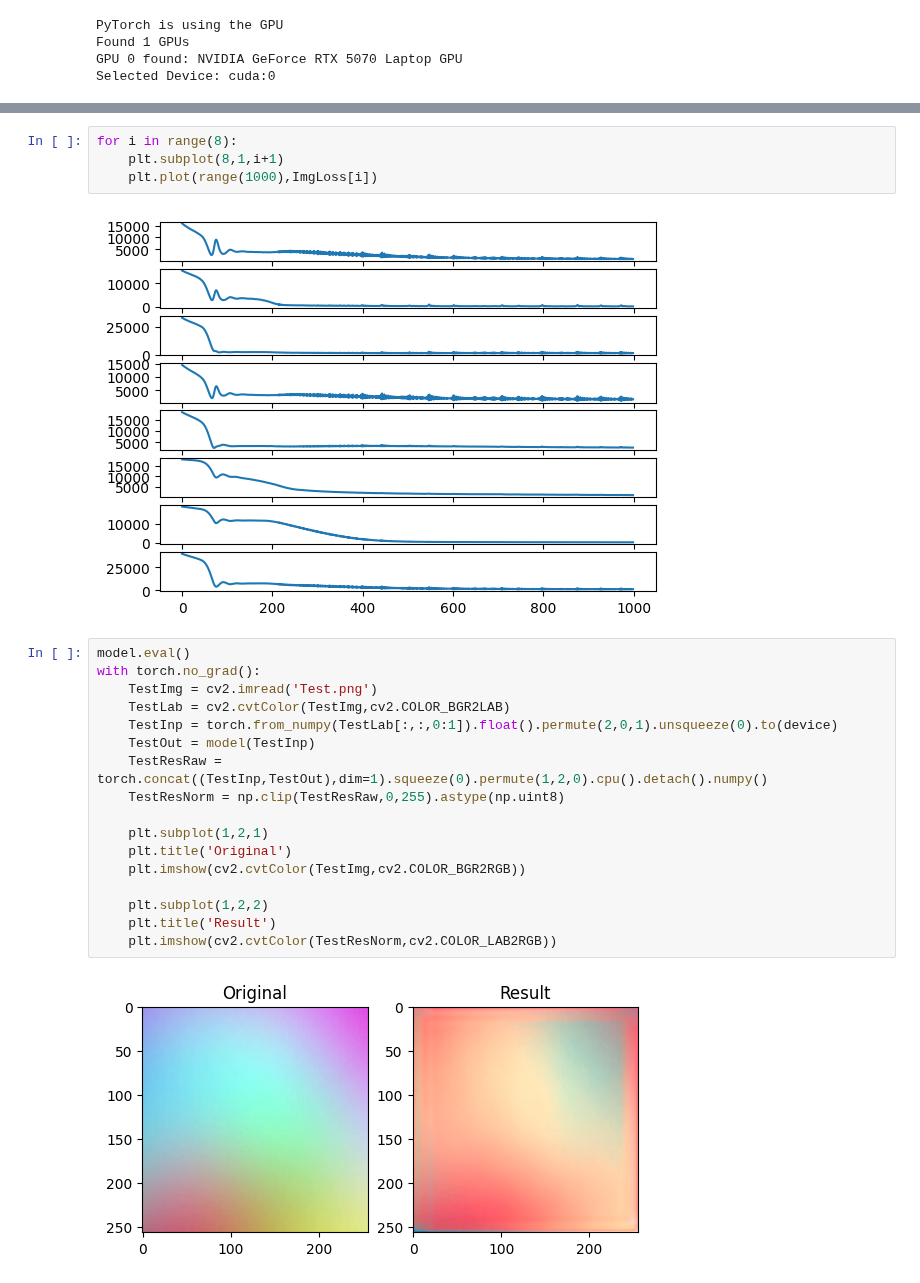
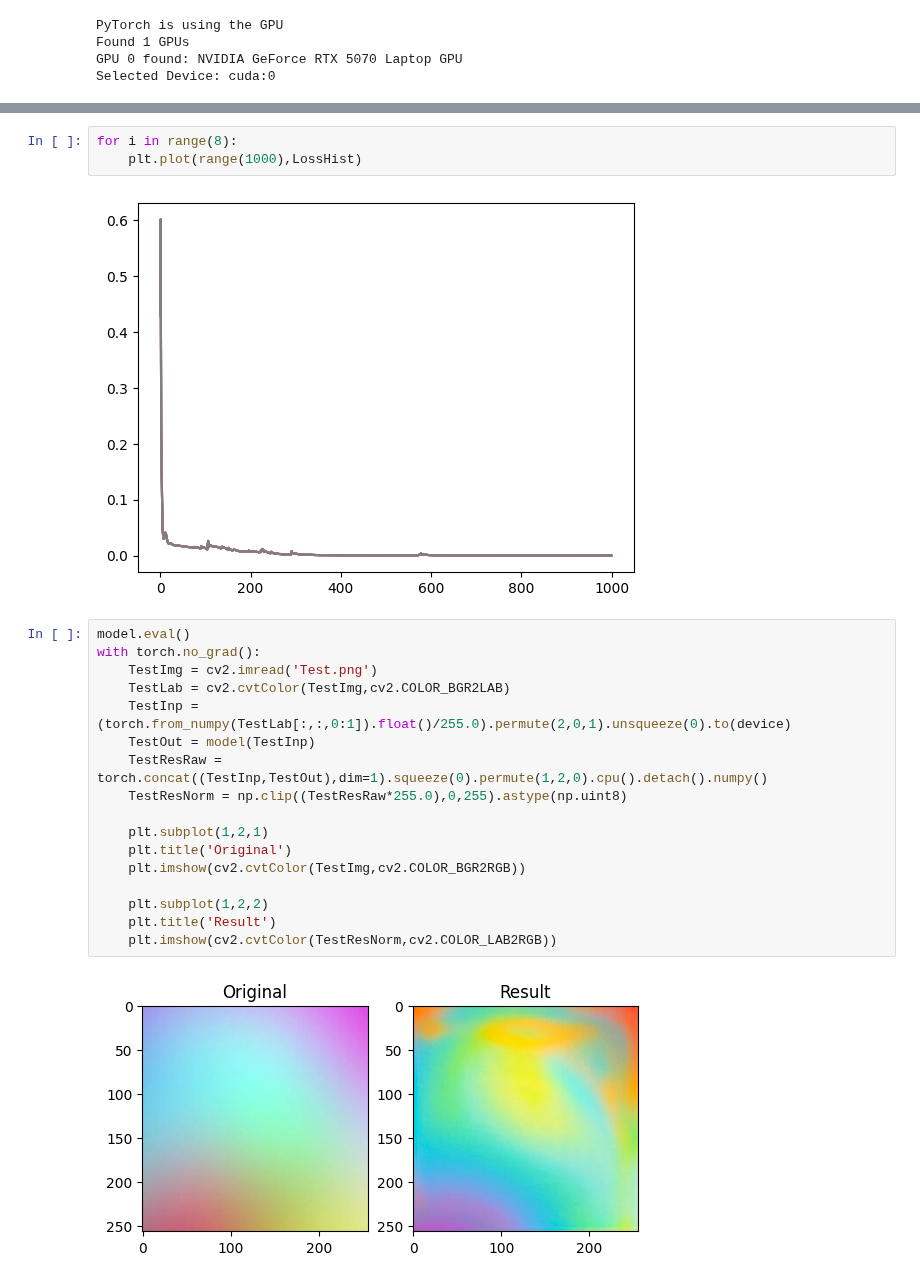
Before and after one commit to nkminion/Prism, a Jupyter notebook: Model.ipynb, the cells around one changed output, grey strips where cells are left out. Saved outputs shown, nothing was run; the diff lists cells and outputs as text.

```diff
--- a/Model.ipynb
+++ b/Model.ipynb
@@ -150,25 +224,24 @@ Epoch: 984 | Image: 4 |
 # %%
 for i in range(8):
-	plt.subplot(8,1,i+1)
-	plt.plot(range(1000),ImgLoss[i])
+	plt.plot(range(1000),LossHist)
 # %% [output]
-[figure, old version]
+[figure, new version]
 # %%
 model.eval()
 with torch.no_grad():
 	TestImg = cv2.imread('Test.png')
 	TestLab = cv2.cvtColor(TestImg,cv2.COLOR_BGR2LAB)
-	TestInp = torch.from_numpy(TestLab[:,:,0:1]).float().permute(2,0,1).unsqueeze(0).to(device)
+	TestInp = (torch.from_numpy(TestLab[:,:,0:1]).float()/255.0).permute(2,0,1).unsqueeze(0).to(device)
 	TestOut = model(TestInp)
 	TestResRaw = torch.concat((TestInp,TestOut),dim=1).squeeze(0).permute(1,2,0).cpu().detach().numpy()
-	TestResNorm = np.clip(TestResRaw,0,255).astype(np.uint8)
+	TestResNorm = np.clip((TestResRaw*255.0),0,255).astype(np.uint8)
 
 	plt.subplot(1,2,1)
 	plt.title('Original')
 	plt.imshow(cv2.cvtColor(TestImg,cv2.COLOR_BGR2RGB))
 
 	plt.subplot(1,2,2)
 	plt.title('Result')
 	plt.imshow(cv2.cvtColor(TestResNorm,cv2.COLOR_LAB2RGB))
 # %% [output]
-[figure, old version]
+[figure, new version]
```
Also changed, not shown: parts of 4 cells of this notebook.
